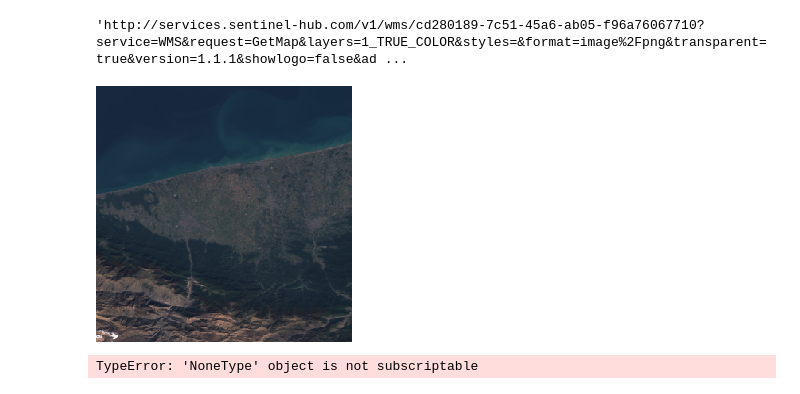
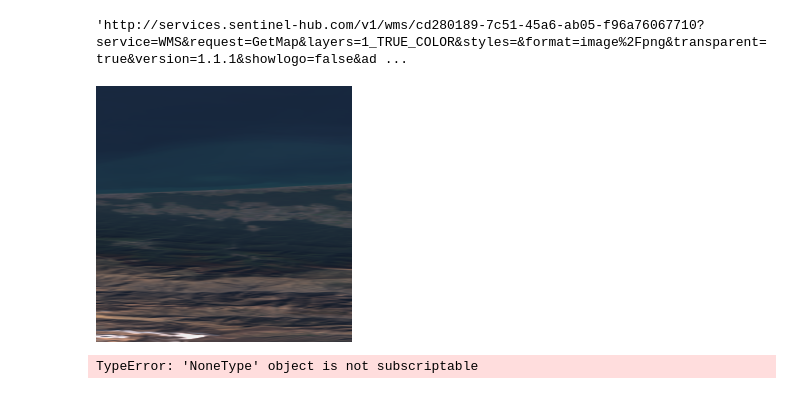
Before and after one commit to FarshadAmiri/Sat_object_detection, a Jupyter notebook: sentinel-scraping.ipynb, the cells around one changed output. Saved outputs shown, nothing was run; the diff lists cells and outputs as text; code cells hidden in the pictures.

```diff
--- a/sentinel-scraping.ipynb
+++ b/sentinel-scraping.ipynb
@@ -13,11 +13,11 @@ sentinel_url_xyz(17, 33, 14, n_days_before_date=15)
 # %% [output]
 'http://services.sentinel-hub.com/v1/wms/cd280189-7c51-45a6-ab05-f96a76067710?service=WMS&request=GetMap&layers=1_TRUE_COLOR&styles=&format=image%2Fpng&transparent=true&version=1.1.1&showlogo=false&ad ...
 # %%
-img = sentinel_url_longlat(52, 36, 53, 37, n_days_before_date=15, date=None, save_img=True, output_dir=r"C:\Users\user2\Desktop\sentinel_images",
+img = sentinel_url_longlat(52, 36, 52.2, 37, n_days_before_date=15, date=None, save_img=True, output_dir=r"C:\Users\user2\Desktop\sentinel_images",
                            img_name=None, output_img=True)
 img
 # %% [output]
-[figure, old version]
+[figure, new version]
 # %%
 # %% [output]
 TypeError: 'NoneType' object is not subscriptable
```
Also changed, not shown: 1 other file.
